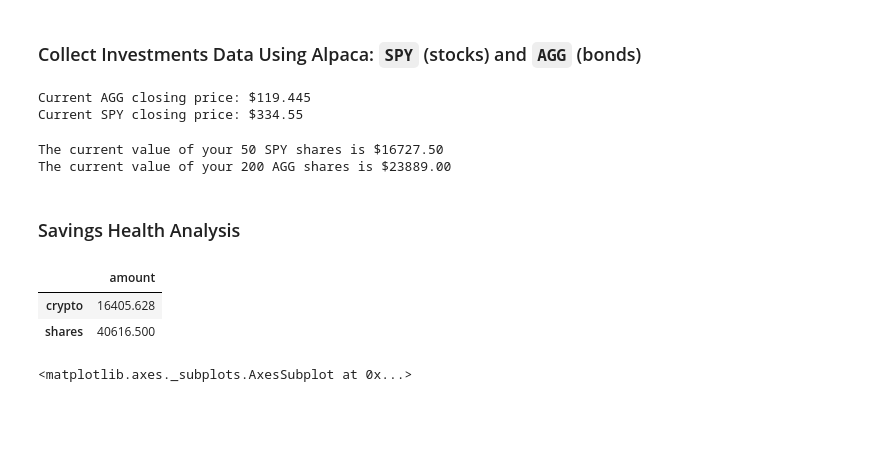
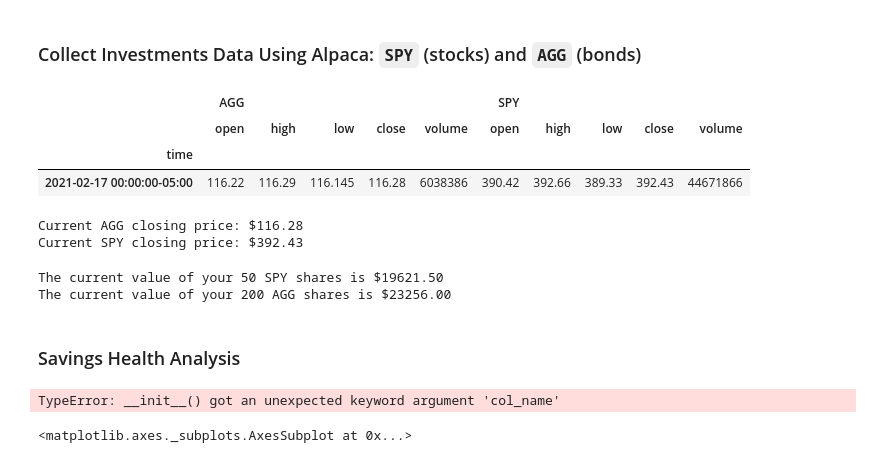
Before and after one commit to Row-Bell/Unit_5_Homework, a Jupyter notebook: financial-planner.ipynb, the cells around one changed output. Drawn from its saved outputs; the diff is of its cells as text; code cells hidden in the pictures; blank space fills up the shorter version.

Commit message:
on the Savings Health Analysis

```diff
--- a/financial-planner.ipynb
+++ b/financial-planner.ipynb
@@ -51,59 +52,70 @@ The current value of your 5.3 ETH is $9205.78
 # %%
 # Set Alpaca API key and secret
-# YOUR CODE HERE!
+alpaca_api_key = os.getenv('ALPACA_API_KEY')
+alpaca_secret_key = os.getenv('ALPACA_SECRET_KEY')
+base_url = 'https://paper-api.alpaca.markets'
 
 # Create the Alpaca API object
-# YOUR CODE HERE!
+alpaca = tradeapi.REST(
+    alpaca_api_key,
+    alpaca_secret_key,
+    base_url,
+    'v2'
+)
 # %%
 # Format current date as ISO format
-# YOUR CODE HERE!
+today = pd.Timestamp("2021-02-17", tz="America/New_York").isoformat()
 
 # Set the tickers
 tickers = ["AGG", "SPY"]
 
 # Set timeframe to '1D' for Alpaca API
 timeframe = "1D"
 
 # Get current closing prices for SPY and AGG
-# YOUR CODE HERE!
+portfolio = alpaca.get_barset(tickers, timeframe, start=today, end=today).df
 
 # Preview DataFrame
-# YOUR CODE HERE!
+portfolio
+# %% [output]
+|  | AGG |  |  |  |  | SPY |  |  |  |  |
+|  | open | high | low | close | volume | open | high | low | close | volume |
+| time |  |  |  |  |  |  |  |  |  |  |
+| 2021-02-17 00:00:00-05:00 | 116.22 | 116.29 | 116.145 | 116.28 | 6038386 | 390.42 | 392.66 | 389.33 | 392.43 | 44671866 |
 # %%
 # Pick AGG and SPY close prices
-# YOUR CODE HERE!
-
+agg_close_price = portfolio['AGG']['close'][0]
+spy_close_price = portfolio['SPY']['close'][0]
 # Print AGG and SPY close prices
 print(f"Current AGG closing price: ${agg_close_price}")
 print(f"Current SPY closing price: ${spy_close_price}")
 # %% [output]
-Current AGG closing price: $119.445
-Current SPY closing price: $334.55
+Current AGG closing price: $116.28
+Current SPY closing price: $392.43
 # %%
 # Compute the current value of shares
-# YOUR CODE HERE!
-
+my_agg_value = my_agg*agg_close_price
+my_spy_value = my_spy*spy_close_price
 # Print current value of share
 print(f"The current value of your {my_spy} SPY shares is ${my_spy_value:0.2f}")
 print(f"The current value of your {my_agg} AGG shares is ${my_agg_value:0.2f}")
 # %% [output]
-The current value of your 50 SPY shares is $16727.50
-The current value of your 200 AGG shares is $23889.00
+The current value of your 50 SPY shares is $19621.50
+The current value of your 200 AGG shares is $23256.00
 # %% [markdown]
 ### Savings Health Analysis
 # %%
 # Set monthly household income
-# YOUR CODE HERE!
+monthly_income = 12000
 
 # Create savings DataFrame
-# YOUR CODE HERE!
+data = []
+df_savings = pd.DataFrame(data, col_name = 'amount')
 
 # Display savings DataFrame
 display(df_savings)
 # %% [output]
-|  | amount |
-| crypto | 16405.628 |
-| shares | 40616.500 |
+TypeError: __init__() got an unexpected keyword argument 'col_name'
 # %%
 # Plot savings pie chart
 # YOUR CODE HERE!
```
Also changed, not shown: parts of 2 cells of this notebook, 1 other file.
